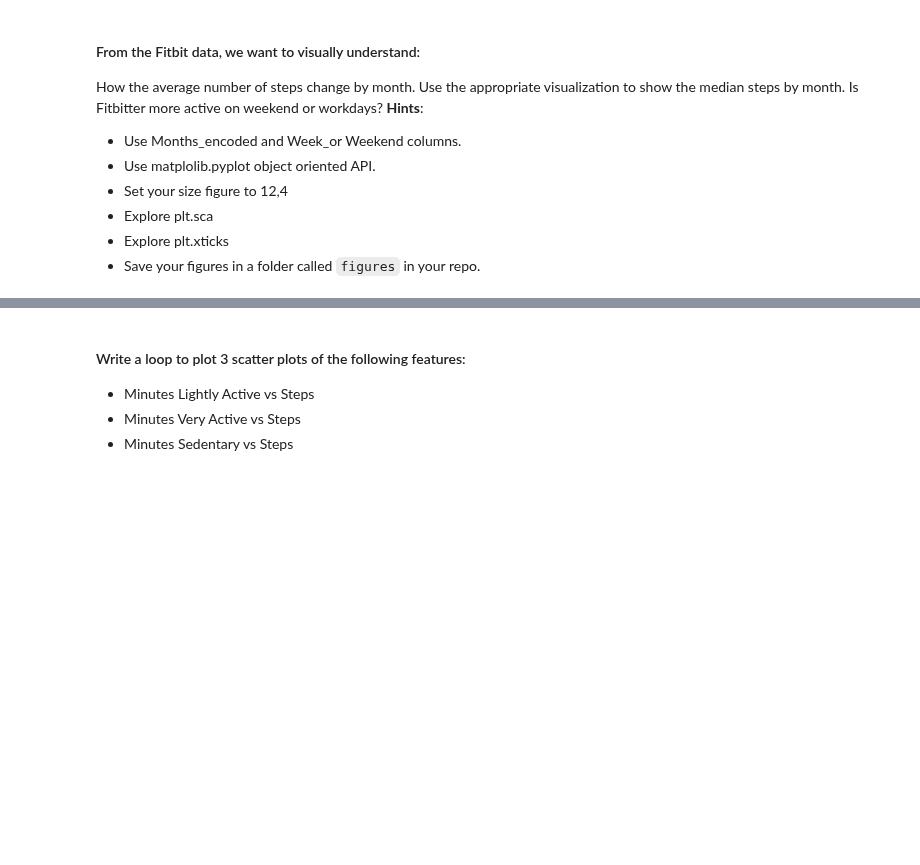
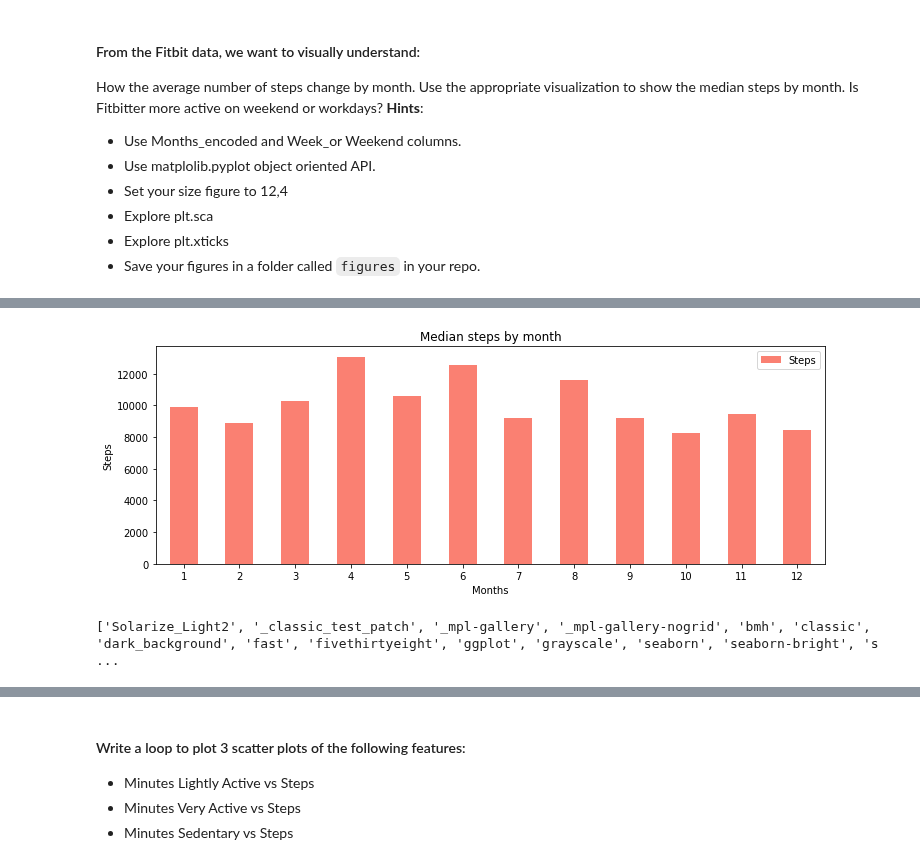
Before and after one commit to Ironhack-Data-Madrid-Enero-2022/lab-matplotlib-seaborn, a Jupyter notebook: your-code/main.ipynb, the cells around one changed output, grey strips where cells are left out. Drawn from its saved outputs; the diff is of its cells as text; code cells hidden in the pictures; blank space fills up the shorter version.

```diff
--- a/your-code/main.ipynb
+++ b/your-code/main.ipynb
@@ -103,0 +135,11 @@ Average_byday
+# %%
+Figure1=Average_bymonth.plot(kind="bar", color="salmon",title="Median steps by month",figsize=(12,4),ylabel='Steps',xlabel="Months",)
+plt.xticks(rotation=360)
+plt.legend(["Steps"])
+Figure1;
+# %% [output]
+[figure, added]
+# %%
+print(plt.style.available)
+# %% [output]
+['Solarize_Light2', '_classic_test_patch', '_mpl-gallery', '_mpl-gallery-nogrid', 'bmh', 'classic', 'dark_background', 'fast', 'fivethirtyeight', 'ggplot', 'grayscale', 'seaborn', 'seaborn-bright', 's ...
```
Also changed, not shown: parts of 73 cells of this notebook, 2 other files.
